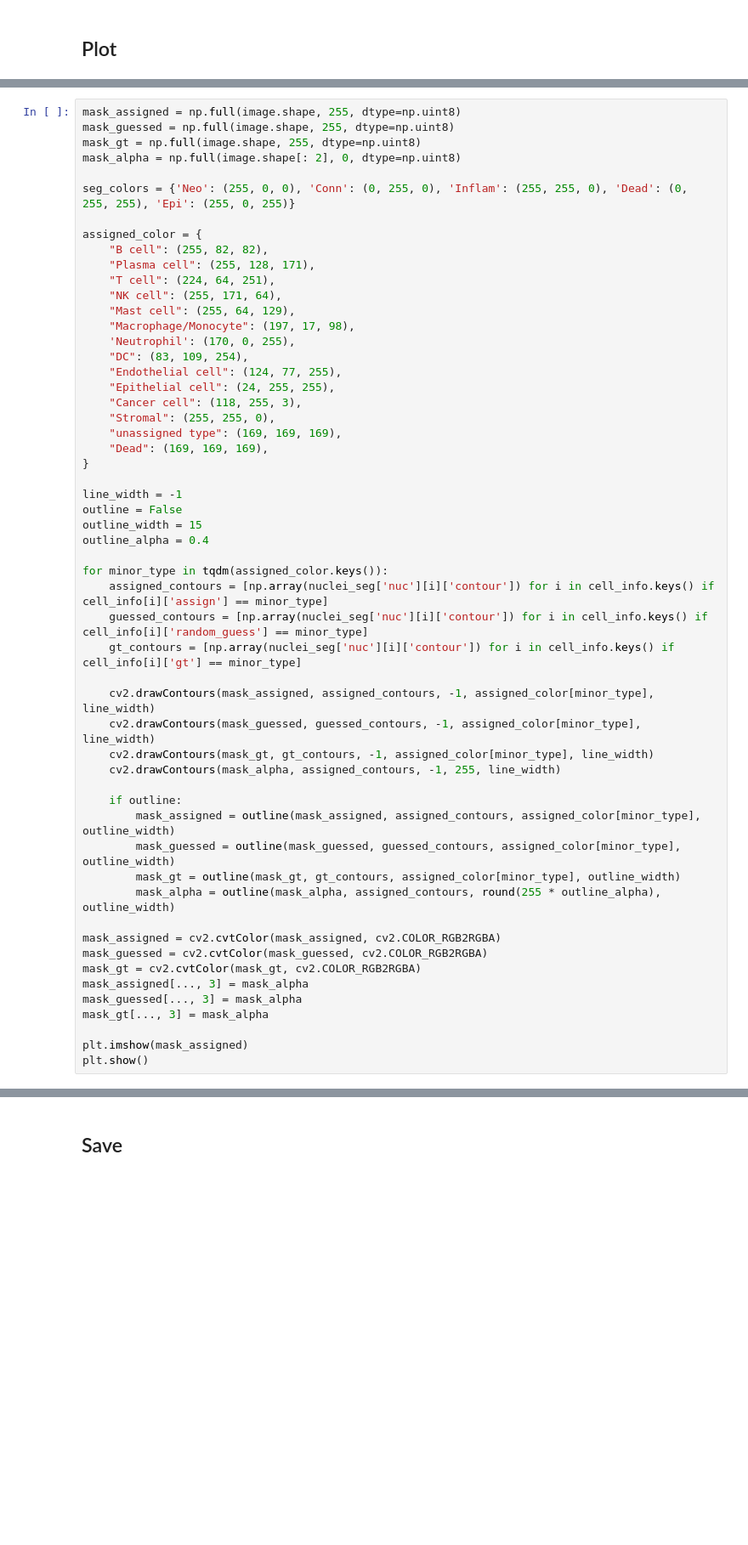
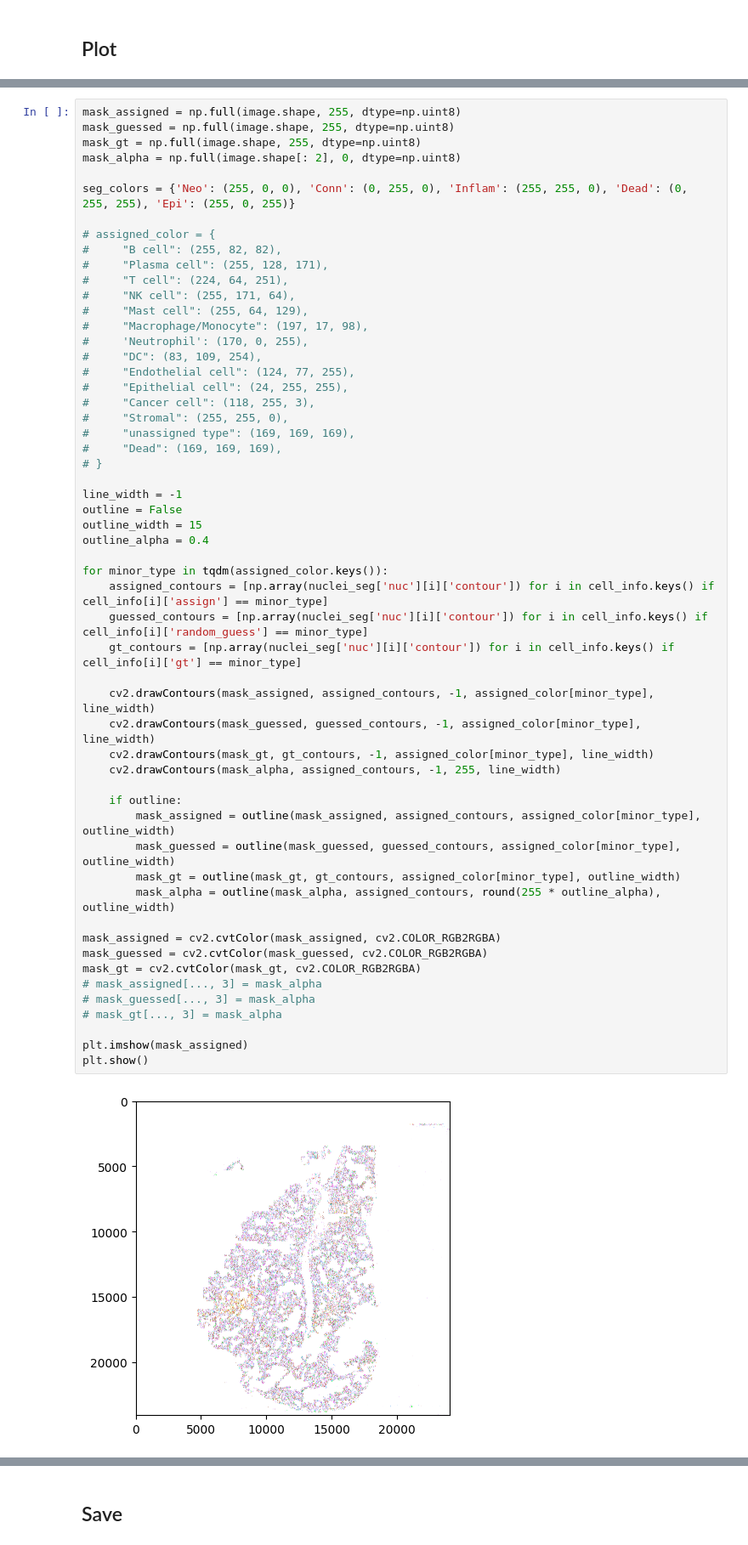
Before and after one commit to JacquelineH22/project111, a Jupyter notebook: example/plot_assigned_celltype.ipynb, the cells around one changed output, grey strips where cells are left out. Shown at 85% size. Drawn from its saved outputs; the diff is of its cells as text; blank space fills up the shorter version.

```diff
--- a/example/plot_assigned_celltype.ipynb
+++ b/example/plot_assigned_celltype.ipynb
@@ -43,50 +96,52 @@ mask_alpha = np.full(image.shape[: 2], 0, dtype=np.uint8)
 
 seg_colors = {'Neo': (255, 0, 0), 'Conn': (0, 255, 0), 'Inflam': (255, 255, 0), 'Dead': (0, 255, 255), 'Epi': (255, 0, 255)}
 
-assigned_color = {
-    "B cell": (255, 82, 82),
-    "Plasma cell": (255, 128, 171),
-    "T cell": (224, 64, 251),
-    "NK cell": (255, 171, 64),
-    "Mast cell": (255, 64, 129),
-    "Macrophage/Monocyte": (197, 17, 98),
-    'Neutrophil': (170, 0, 255),
-    "DC": (83, 109, 254),
-    "Endothelial cell": (124, 77, 255),
-    "Epithelial cell": (24, 255, 255),
-    "Cancer cell": (118, 255, 3),
-    "Stromal": (255, 255, 0),
-    "unassigned type": (169, 169, 169),
-    "Dead": (169, 169, 169),
-}
+# assigned_color = {
+#     "B cell": (255, 82, 82),
+#     "Plasma cell": (255, 128, 171),
+#     "T cell": (224, 64, 251),
+#     "NK cell": (255, 171, 64),
+#     "Mast cell": (255, 64, 129),
+#     "Macrophage/Monocyte": (197, 17, 98),
+#     'Neutrophil': (170, 0, 255),
+#     "DC": (83, 109, 254),
+#     "Endothelial cell": (124, 77, 255),
+#     "Epithelial cell": (24, 255, 255),
+#     "Cancer cell": (118, 255, 3),
+#     "Stromal": (255, 255, 0),
+#     "unassigned type": (169, 169, 169),
+#     "Dead": (169, 169, 169),
+# }
 
 line_width = -1
 outline = False
 outline_width = 15
 outline_alpha = 0.4
 
 for minor_type in tqdm(assigned_color.keys()):
     assigned_contours = [np.array(nuclei_seg['nuc'][i]['contour']) for i in cell_info.keys() if cell_info[i]['assign'] == minor_type]
     guessed_contours = [np.array(nuclei_seg['nuc'][i]['contour']) for i in cell_info.keys() if cell_info[i]['random_guess'] == minor_type]
     gt_contours = [np.array(nuclei_seg['nuc'][i]['contour']) for i in cell_info.keys() if cell_info[i]['gt'] == minor_type]
 
     cv2.drawContours(mask_assigned, assigned_contours, -1, assigned_color[minor_type], line_width)
     cv2.drawContours(mask_guessed, guessed_contours, -1, assigned_color[minor_type], line_width)
     cv2.drawContours(mask_gt, gt_contours, -1, assigned_color[minor_type], line_width)
     cv2.drawContours(mask_alpha, assigned_contours, -1, 255, line_width)
 
     if outline:
         mask_assigned = outline(mask_assigned, assigned_contours, assigned_color[minor_type], outline_width)
         mask_guessed = outline(mask_guessed, guessed_contours, assigned_color[minor_type], outline_width)
         mask_gt = outline(mask_gt, gt_contours, assigned_color[minor_type], outline_width)
         mask_alpha = outline(mask_alpha, assigned_contours, round(255 * outline_alpha), outline_width)
 
 mask_assigned = cv2.cvtColor(mask_assigned, cv2.COLOR_RGB2RGBA)
 mask_guessed = cv2.cvtColor(mask_guessed, cv2.COLOR_RGB2RGBA)
 mask_gt = cv2.cvtColor(mask_gt, cv2.COLOR_RGB2RGBA)
-mask_assigned[..., 3] = mask_alpha
-mask_guessed[..., 3] = mask_alpha
-mask_gt[..., 3] = mask_alpha
+# mask_assigned[..., 3] = mask_alpha
+# mask_guessed[..., 3] = mask_alpha
+# mask_gt[..., 3] = mask_alpha
 
 plt.imshow(mask_assigned)
 plt.show()
+# %% [output]
+[figure, added]
```
Also changed, not shown: parts of 6 cells of this notebook, 6 other files.
